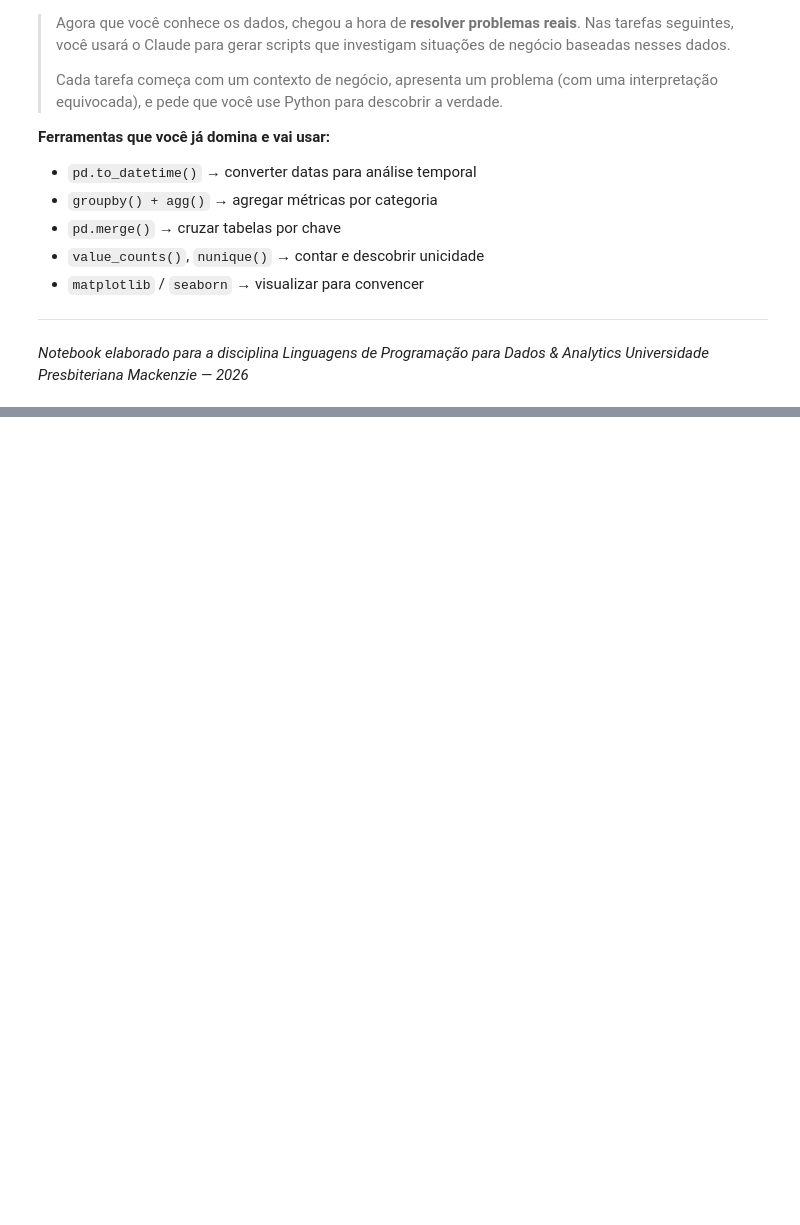
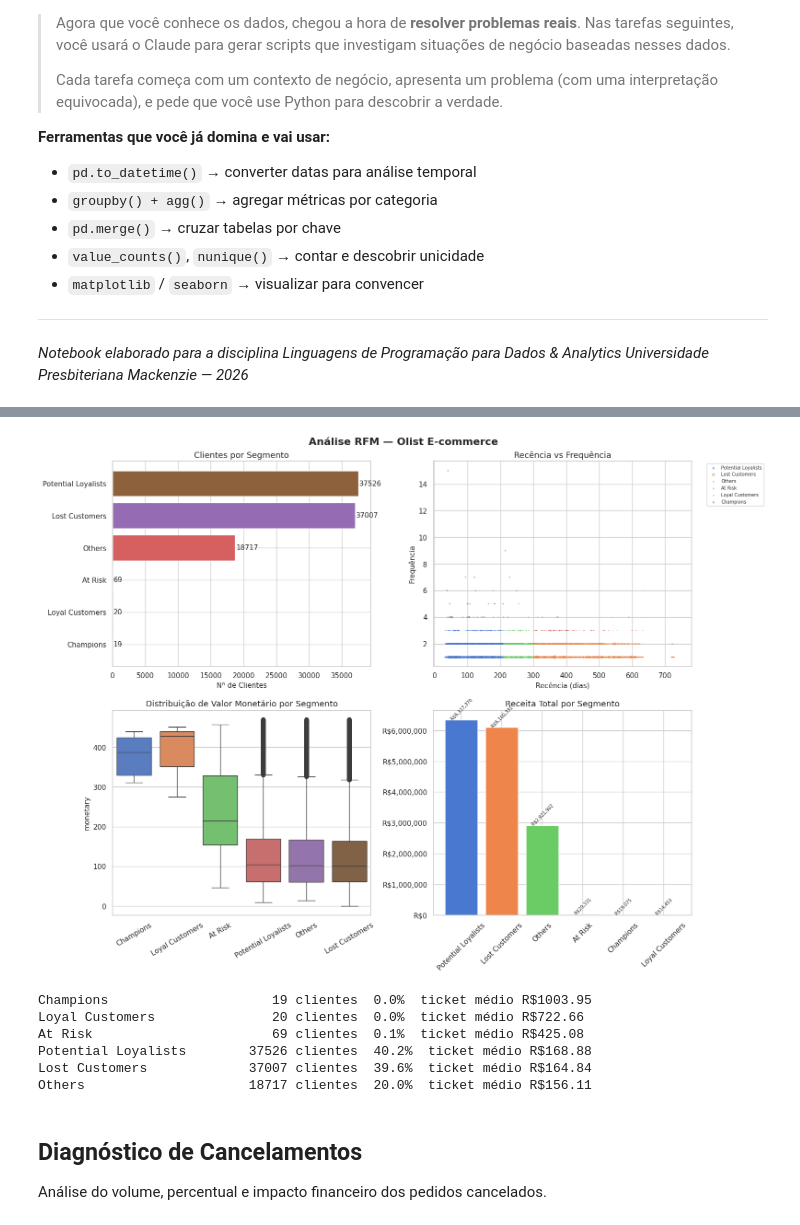
Before and after one commit to bepam/aulaspam, a Jupyter notebook: EDA_Olist_Mackenzie_2026.ipynb, the cells around one changed output, grey strips where cells are left out. Drawn from its saved outputs; the diff is of its cells as text; code cells hidden in the pictures; blank space fills up the shorter version.

```diff
--- a/EDA_Olist_Mackenzie_2026.ipynb
+++ b/EDA_Olist_Mackenzie_2026.ipynb
@@ -1961,0 +2013,15 @@ ANÁLISE 1 — Ticket Médio (R$) por Categoria — Top 8
+# %%
+# ── ETAPA 2: Cálculo das Métricas RFM ───────────────────────────────────────
+
+# Data de referência fixa — não altere!
+data_ref = pd.Timestamp("2018-10-01")
+
+# Calcula R, F e M em uma única operação de groupby
+df_rfm = df_oc.groupby("customer_unique_id").agg(
+    recency   = ("order_purchase_timestamp", lambda x: (data_ref - x.max()).days),
+    frequency = ("order_id", "nunique"),
+    monetary  = ("total_pago", "sum")
+).reset_index()
+
+print("Estatísticas das métricas RFM:")
+print(df_rfm[["recency", "frequency", "monetary"]].describe().round(2))
@@ -1961,0 +2163,64 @@ ANÁLISE 1 — Ticket Médio (R$) por Categoria — Top 8
+# %%
+# ── ETAPA 5: Dashboard RFM ───────────────────────────────────────────────────
+
+fig, axes = plt.subplots(2, 2, figsize=(16, 12))
+cores = sns.color_palette("muted", n_colors=df_rfm["segment"].nunique())
+
+# [0,0] Barplot horizontal — clientes por segmento
+contagem = df_rfm["segment"].value_counts().sort_values()
+axes[0,0].barh(contagem.index, contagem.values, color=cores)
+for i, v in enumerate(contagem.values):
+    axes[0,0].text(v + 100, i, str(v), va="center")
+axes[0,0].set_title("Clientes por Segmento")
+axes[0,0].set_xlabel("Nº de Clientes")
+
+# [0,1] Scatter — recência vs frequência por segmento
+for seg, cor in zip(df_rfm["segment"].unique(), cores):
+    sub = df_rfm[df_rfm["segment"] == seg]
+    axes[0,1].scatter(sub["recency"], sub["frequency"],
+                      label=seg, alpha=0.4, s=sub["monetary"]/500)
+axes[0,1].set_title("Recência vs Frequência")
+axes[0,1].set_xlabel("Recência (dias)")
+axes[0,1].set_ylabel("Frequência")
+axes[0,1].legend(bbox_to_anchor=(1.05, 1), loc="upper left", fontsize=7)
+
+# [1,0] Boxplot — monetary por segmento
+ordem = df_rfm.groupby("segment")["monetary"].median().sort_values(ascending=False).index
+limite = df_rfm["monetary"].quantile(0.95)
+sns.boxplot(data=df_rfm[df_rfm["monetary"] <= limite],
+            x="segment", y="monetary", order=ordem, ax=axes[1,0], palette="muted")
+axes[1,0].set_title("Distribuição de Valor Monetário por Segmento")
+axes[1,0].set_xlabel("")
+axes[1,0].tick_params(axis="x", rotation=30)
+
+# [1,1] Barplot — receita total por segmento
+receita = df_rfm.groupby("segment")["monetary"].sum().sort_values(ascending=False)
+axes[1,1].bar(receita.index, receita.values, color=cores)
+axes[1,1].set_title("Receita Total por Segmento")
+axes[1,1].yaxis.set_major_formatter(mticker.FuncFormatter(lambda x, _: f"R${x:,.0f}"))
+for i, v in enumerate(receita.values):
+    axes[1,1].text(i, v + 1000, f"R${v:,.0f}", ha="center", fontsize=7, rotation=45)
+axes[1,1].tick_params(axis="x", rotation=45)
+
+plt.suptitle("Análise RFM — Olist E-commerce", fontsize=16, fontweight="bold")
+plt.tight_layout()
+plt.savefig("rfm_dashboard.png", dpi=120)
+plt.show()
+# %% [output]
+[figure, added]
+# %%
+# ── Números para o relatório ─────────────────────────────────────────────────
+
+for _, row in resumo.iterrows():
+    print(f"{row['segment']:<25} {int(row['clientes']):>6} clientes  {row['percentual']}%  ticket médio R${row['m_medio']:.2f}")
+# %% [output]
+Champions                     19 clientes  0.0%  ticket médio R$1003.95
+Loyal Customers               20 clientes  0.0%  ticket médio R$722.66
+At Risk                       69 clientes  0.1%  ticket médio R$425.08
+Potential Loyalists        37526 clientes  40.2%  ticket médio R$168.88
+Lost Customers             37007 clientes  39.6%  ticket médio R$164.84
+Others                     18717 clientes  20.0%  ticket médio R$156.11
+# %% [markdown]
+## Diagnóstico de Cancelamentos
+
+Análise do volume, percentual e impacto financeiro dos pedidos cancelados.
```
Also changed, not shown: parts of 17 cells of this notebook.
